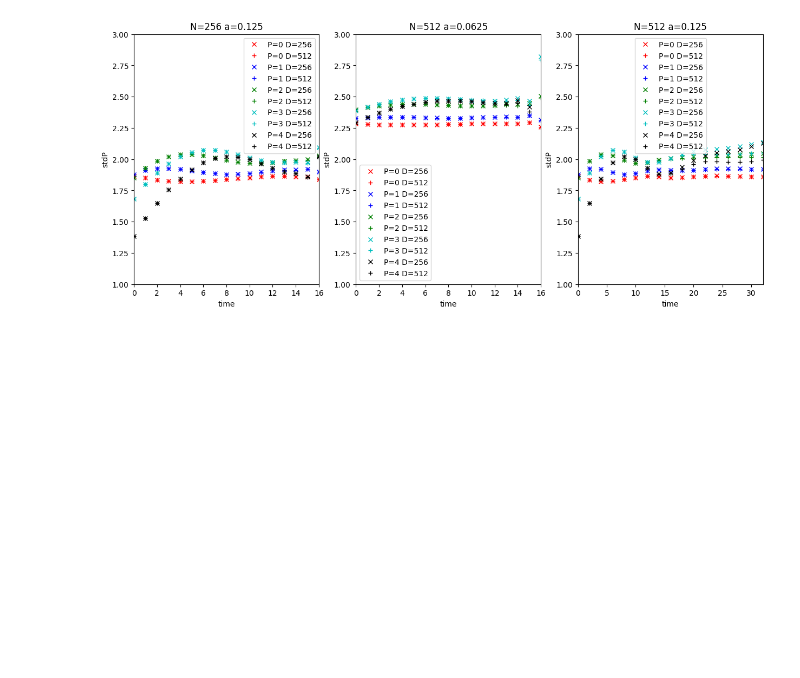
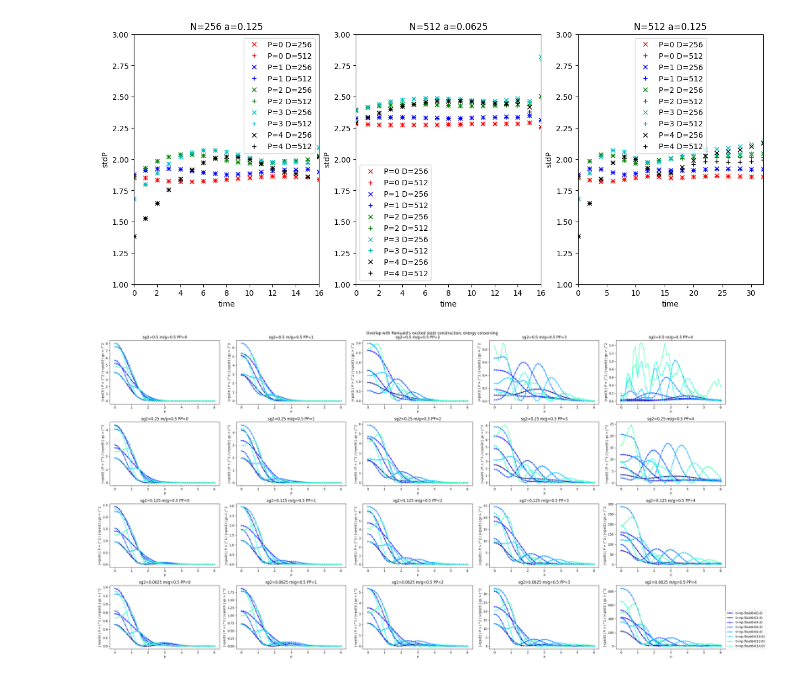
Before and after one commit to marekrams/pdf, a Jupyter notebook: multiplicity_gauss_m=0.5_view_rerun.ipynb, the cells around one changed output. Drawn from its saved outputs; the diff is of its cells as text; code cells hidden in the pictures; blank space fills up the shorter version.

```diff
--- a/multiplicity_gauss_m=0.5_view_rerun.ipynb
+++ b/multiplicity_gauss_m=0.5_view_rerun.ipynb
@@ -121,3 +121,43 @@ for ii, (N, a) in enumerate(Nas):
     axs[0, ii].set_ylim(1.0, 3.0)
 # %% [output]
 [figure]
+# %%
+N, a = 256, 0.125
+sg2s = [0.5, 0.25, 0.125, 0.0625]
+
+probs_R2 = {sg2: np.load(f"./overlaps/probs_gauss_R_{m=}_{N=}_{a=}_{x0=:0.4f}_{sg2=:0.4f}.npy", allow_pickle=True).item() for sg2 in sg2s}
+# probs_gs[N, a] is a dictionary with keys (t, PP, D, P)  = (time, P of Gaussian, MPS bond dimension, P of excited state)
+# %%
+cm = plt.cm.jet
+Ps = [0, 1, 2, 3, 4]
+
+PPs = np.linspace(0, 6, 49)
+
+fig, axs = plt.subplots(len(sg2s), len(Ps), squeeze=False)
+fig.set_size_inches(len(Ps) * 6, len(Nas) * 5)
+for ii, sg2 in enumerate(sg2s):
+  #
+  ts = sorted(set(t for t, PP, D, P in probs_R[N, a]))
+  Ds = sorted(set(D for t, PP, D, P in probs_R[N, a]))
+  Ds = [256]
+  #
+  for jj, PP in enumerate(Ps):
+      for D in Ds:
+        for t in ts[0:-2:2]:
+          pr = [probs_R2[sg2][t, PP, D, P] / probs_gs[N, a][t, PP, D] for P in PPs]
+          sym = '-+' if D == Ds[0] else '-o'
+          line, = axs[ii, jj].plot(PPs, pr, sym, color = cm(t / 32))
+          if D == Ds[0]:
+            line.set_label(f"{t=}")
+      axs[ii,jj].set_xlabel('P')
+      axs[ii,jj].set_ylabel("|<psi(t) | P > |^2 / |<psi(t) | gs > |^2")
+      #axs[ii,jj].set_xlim([0, 2])
+      axs[ii,jj].set_title(f"{sg2=} {m/g=} {PP=}")
+      #axs[ii,jj].set_ylim([0, 3])
+
+axs[-1, -1].legend(loc=(1, 0))
+fig.suptitle("Overlap with Romuald's excited state construction; energy conserving")
+
+plt.tight_layout()
+# %% [output]
+[figure, added]
```
Also changed, not shown: parts of 2 cells of this notebook, 21 other files.
